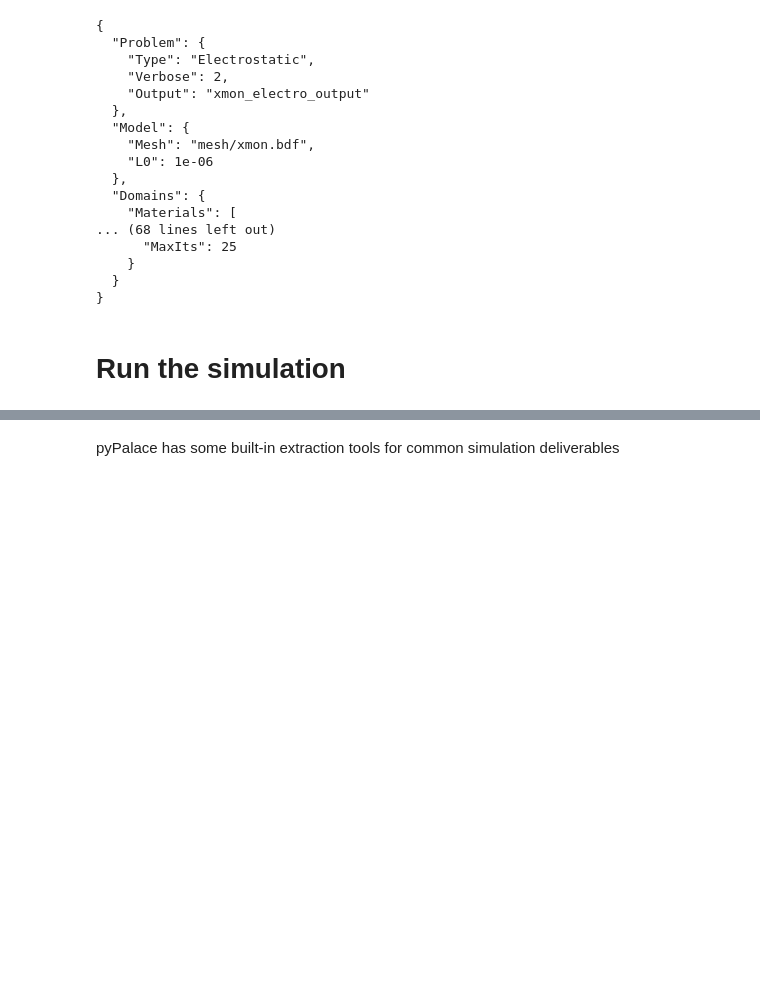
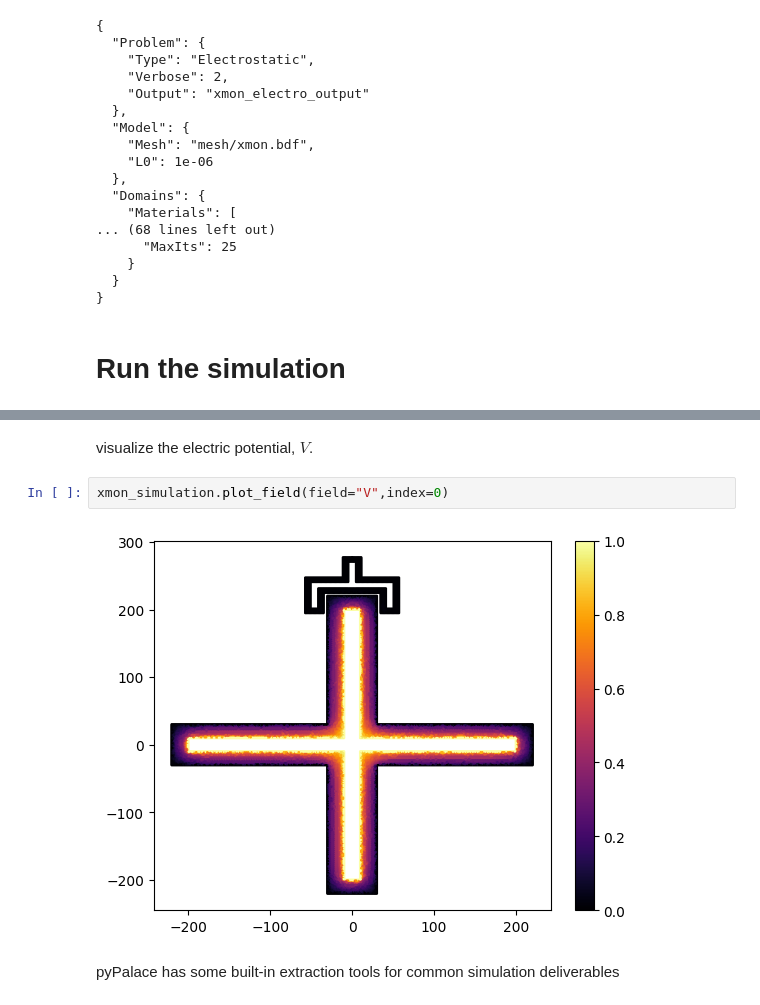
Before and after one commit to FirasAbouzahr/pyPalace, a Jupyter notebook: Examples/example_02_electrostatics_LOM/example02_notebook_TransmonCross.ipynb, the cells around one changed output, grey strips where cells are left out. Saved outputs shown, nothing was run; the diff lists cells and outputs as text; blank space fills up the shorter version.

Commit message:
electric potential visualization in example 02

```diff
--- a/Examples/example_02_electrostatics_LOM/example02_notebook_TransmonCross.ipynb
+++ b/Examples/example_02_electrostatics_LOM/example02_notebook_TransmonCross.ipynb
@@ -128,3 +128,9 @@ Total                           25.308      25.308      25.308
+# %% [markdown]
+visualize the electric potential, $V$.
+# %%
+xmon_simulation.plot_field(field="V",index=0)
+# %% [output]
+[figure, added]
 # %% [markdown]
 pyPalace has some built-in extraction tools for common simulation deliverables
 # %%
```
Also changed, not shown: parts of 2 cells of this notebook, 1 other file.
